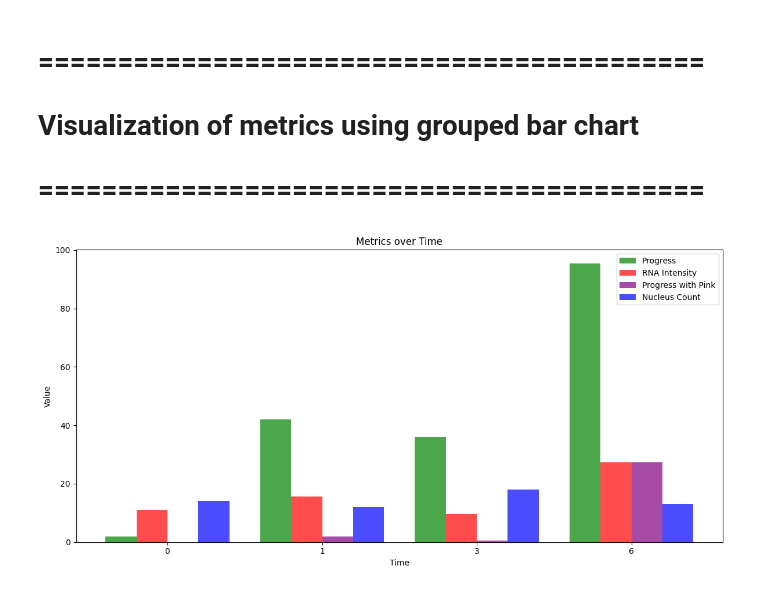
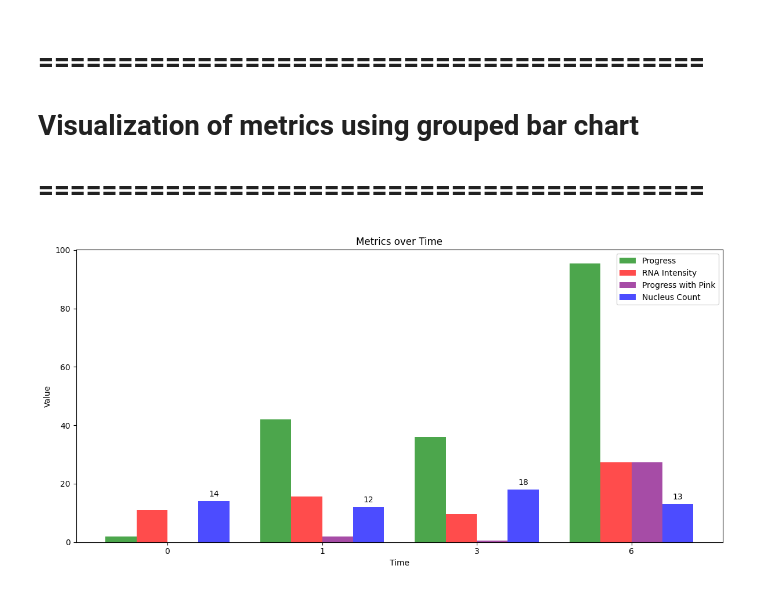
Before and after one commit to haroonsin/gobreak, a Jupyter notebook: src/siRNA_treatment_tracker.ipynb, the cells around one changed output. Saved outputs shown, nothing was run; the diff lists cells and outputs as text; code cells hidden in the pictures.

```diff
--- a/src/siRNA_treatment_tracker.ipynb
+++ b/src/siRNA_treatment_tracker.ipynb
@@ -562,24 +507,41 @@ plt.show()
 # **Visualization of metrics using grouped bar chart**
 # ==========================================
 # %%
-time_points = np.arange(len(time_data))
-bar_width = 0.2
+import numpy as np
+import matplotlib.pyplot as plt
 
-plt.figure(figsize=(12, 6))
+def plot_bars(positions, data, width, label, color, y_labels=False, fmt='{:.2f}'):
+    """Function to plot bars and annotate them."""
+    bars = plt.bar(positions, data, width, label=label, color=color, alpha=0.7)
 
-# Create bars with specified colors
-plt.bar(time_points, progress_data, bar_width, label='Progress', color='green', alpha=0.7)
-plt.bar(time_points + bar_width, intensity_data, bar_width, label='RNA Intensity', color='red', alpha=0.7)
-plt.bar(time_points + 2*bar_width, progress_data_with_pink, bar_width, label='Progress with Pink', color='purple', alpha=0.7)
-plt.bar(time_points + 3*bar_width, nucleus_total, bar_width, label='Nucleus Count', color='blue', alpha=0.7)
+    if y_labels:
+        # Label the bars with their heights for clarity
+        for bar in bars:
+            height = bar.get_height()
+            plt.text(bar.get_x() + bar.get_width()/2., height + 1, fmt.format(height), ha='center', va='bottom')
 
-plt.xlabel('Time')
-plt.ylabel('Value')
-plt.title('Metrics over Time')
-plt.xticks(time_points + 1.5*bar_width, time_data)
-plt.legend()
+def visualize_metrics_bar_chart(metrics):
+    """Function to visualize the metrics using a bar chart."""
+    plt.figure(figsize=(12, 6))
+    time_points = np.arange(len(metrics['time']))
+    bar_width = 0.2
 
-plt.tight_layout()
-plt.show()
+    # Create bars with specified colors
+    plot_bars(time_points, metrics['progress'], bar_width, label='Progress', color='green')
+    plot_bars(time_points + bar_width, metrics['intensity'], bar_width, label='RNA Intensity', color='red')
+    plot_bars(time_points + 2*bar_width, metrics['progress_with_pink'], bar_width, label='Progress with Pink', color='purple')
+    plot_bars(time_points + 3*bar_width, metrics['nucleus_total'], bar_width, label='Nucleus Count', color='blue', y_labels=True, fmt='{:.0f}')
+
+    # Plot settings and attributes
+    plt.xlabel('Time')
+    plt.ylabel('Value')
+    plt.title('Metrics over Time')
+    plt.xticks(time_points + 1.5*bar_width, metrics['time'])
+    plt.legend()
+    plt.tight_layout()
+    plt.show()
+
+# Invoke the visualization function
+visualize_metrics_bar_chart(metrics)
 # %% [output]
-[figure, old version]
+[figure, new version]
```
Also changed, not shown: parts of 11 cells of this notebook, 1 other file.
